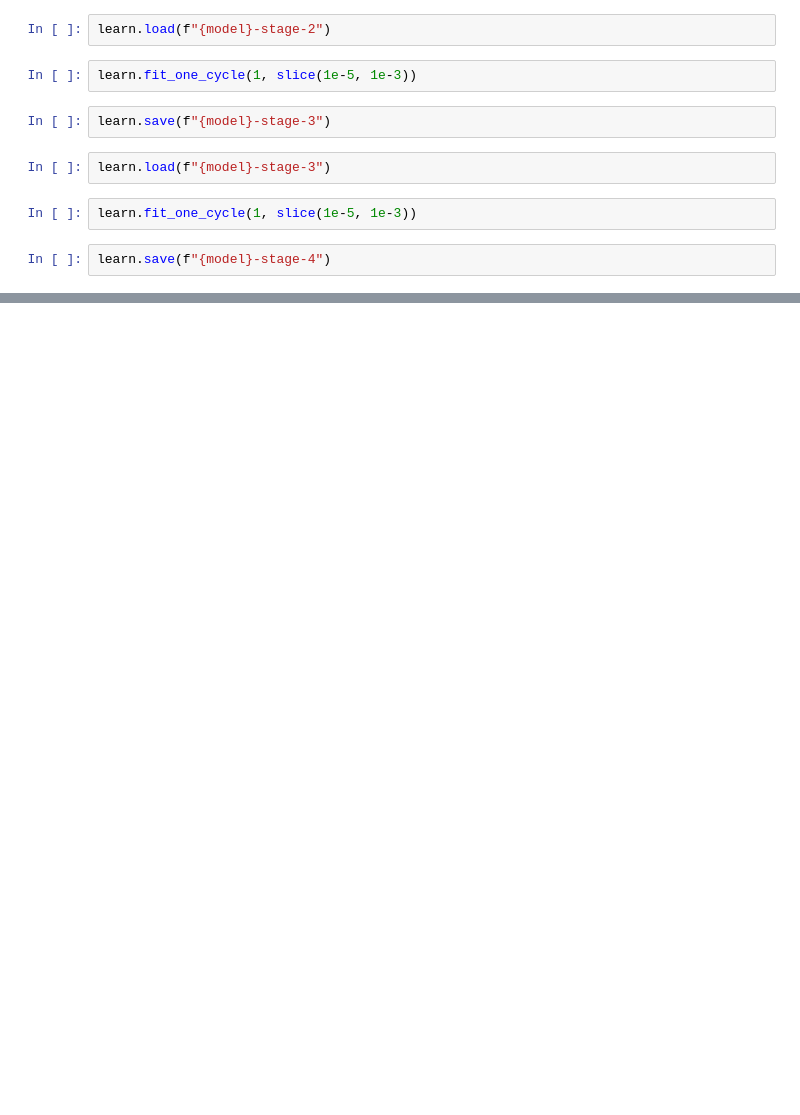
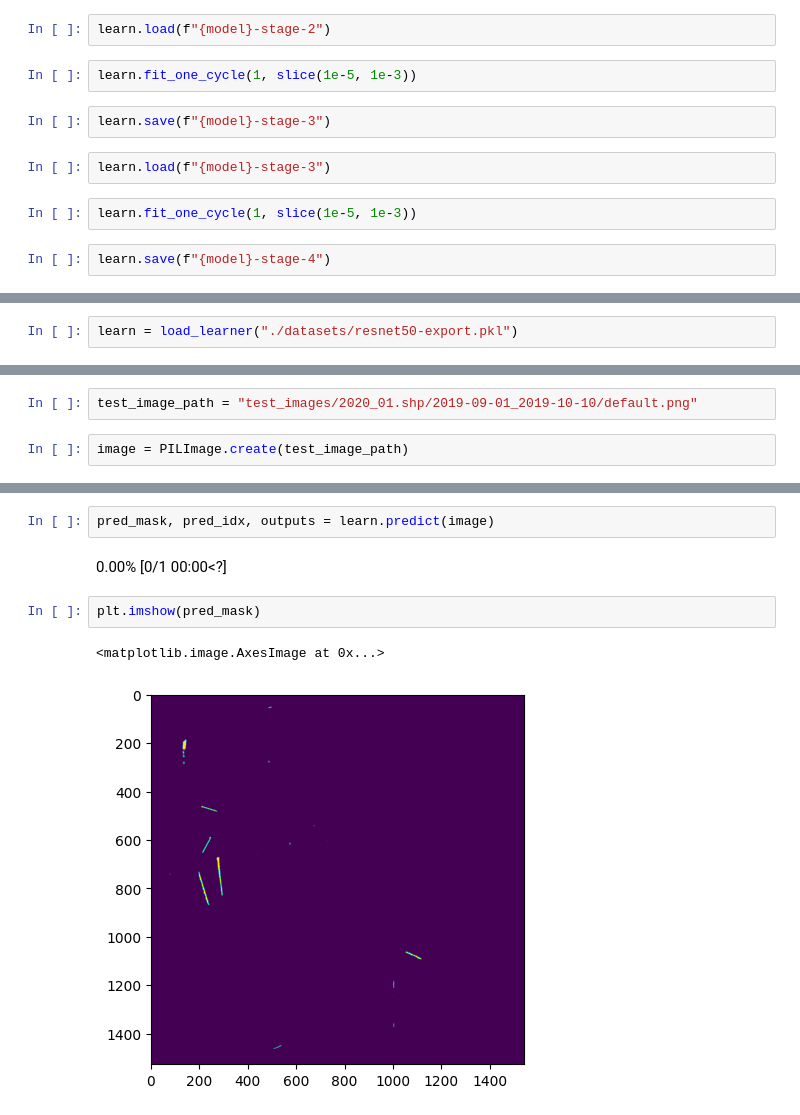
Before and after one commit to Pavel418/runaway-satellite-detection, a Jupyter notebook: train_pytorch.ipynb, the cells around one changed output, grey strips where cells are left out. Drawn from its saved outputs; the diff is of its cells as text; blank space fills up the shorter version.

```diff
--- a/train_pytorch.ipynb
+++ b/train_pytorch.ipynb
@@ -59,0 +95,2 @@ learn.validate()
+# %%
+learn = load_learner("./datasets/resnet50-export.pkl")
@@ -59,0 +128,4 @@ learn.validate()
+# %%
+test_image_path = "test_images/2020_01.shp/2019-09-01_2019-10-10/default.png"
+# %%
+image = PILImage.create(test_image_path)
@@ -59,0 +158,9 @@ learn.validate()
+# %%
+pred_mask, pred_idx, outputs = learn.predict(image)
+# %% [output]
+0.00% [0/1 00:00<?]
+# %%
+plt.imshow(pred_mask)
+# %% [output]
+<matplotlib.image.AxesImage at 0x...>
+[figure, added]
```
Also changed, not shown: parts of 15 cells of this notebook, 1 other file.
